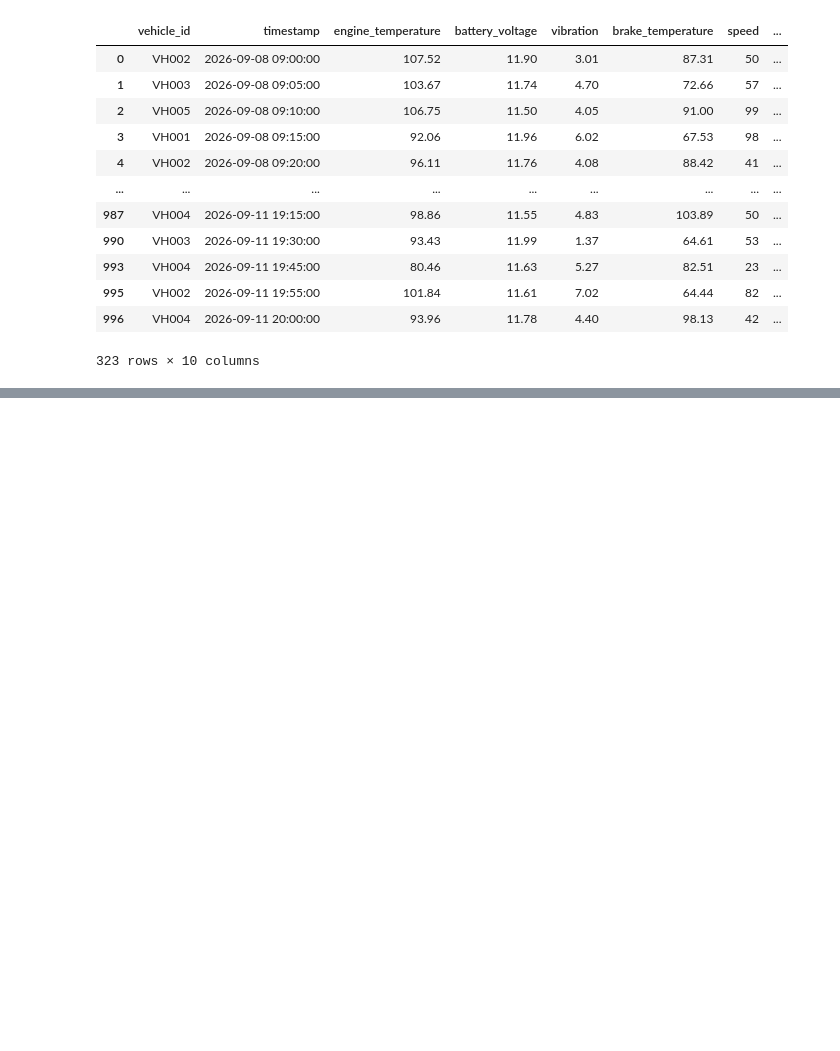
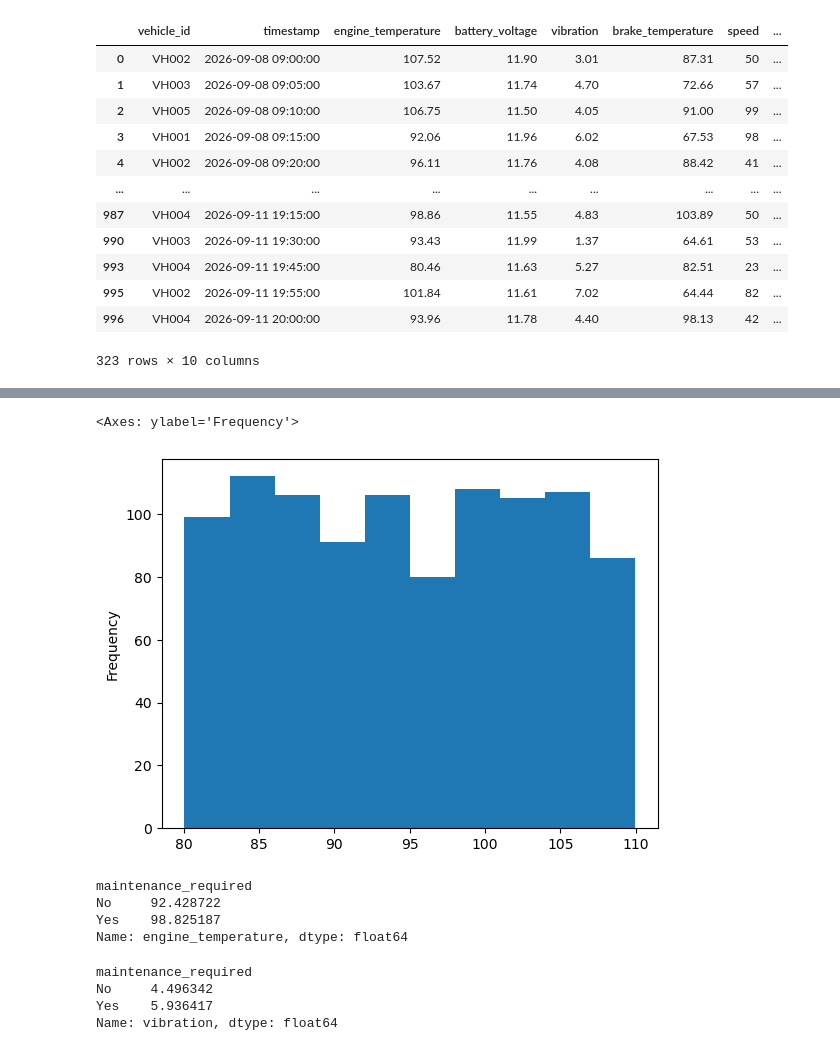
Before and after one commit to sampath-2147/vehicle-predictive-maintenance, a Jupyter notebook: notebooks/01_data_exploration.ipynb, the cells around one changed output, grey strips where cells are left out. Cells and saved outputs as stored; diff of their text form; code cells hidden in the pictures; blank space fills up the shorter version.

```diff
--- a/notebooks/01_data_exploration.ipynb
+++ b/notebooks/01_data_exploration.ipynb
@@ -183,0 +274,19 @@ df[df["battery_voltage"] < 12]
+# %%
+df["engine_temperature"].plot(kind="hist", bins=10)
+# %% [output]
+<Axes: ylabel='Frequency'>
+[figure, added]
+# %%
+df.groupby("maintenance_required")["engine_temperature"].mean()
+# %% [output]
+maintenance_required
+No     92.428722
+Yes    98.825187
+Name: engine_temperature, dtype: float64
+# %%
+df.groupby("maintenance_required")["vibration"].mean()
+# %% [output]
+maintenance_required
+No     4.496342
+Yes    5.936417
+Name: vibration, dtype: float64
```
Also changed, not shown: parts of 18 cells of this notebook, 4 other files.
